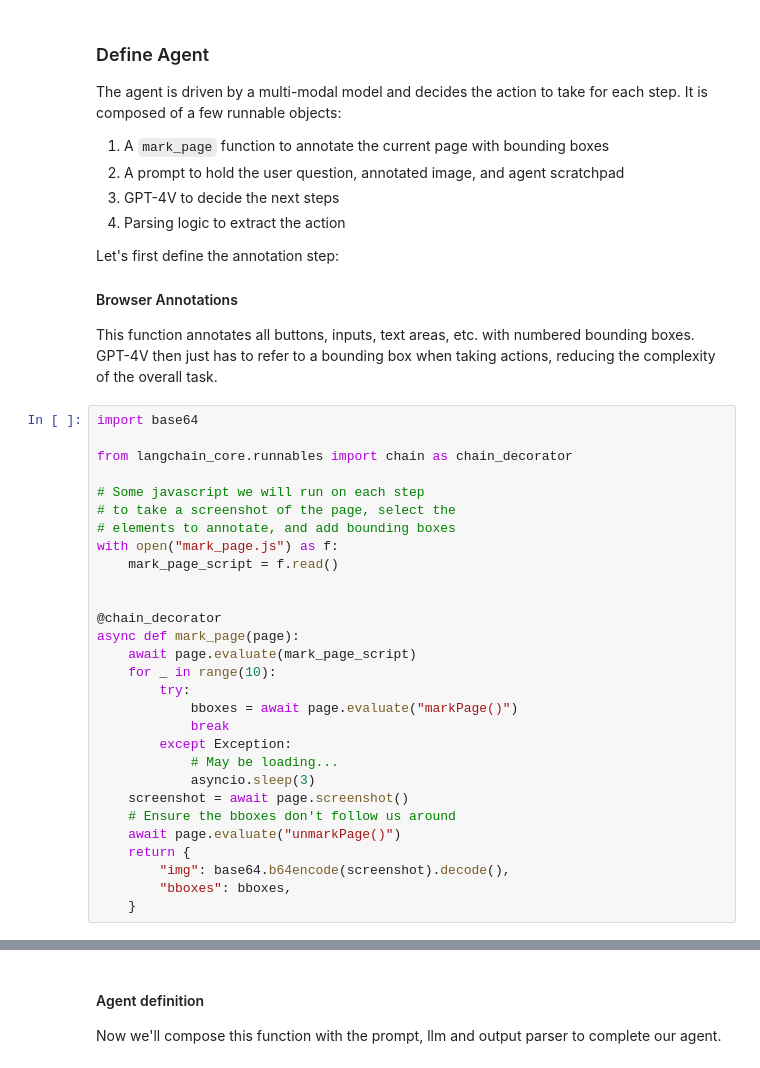
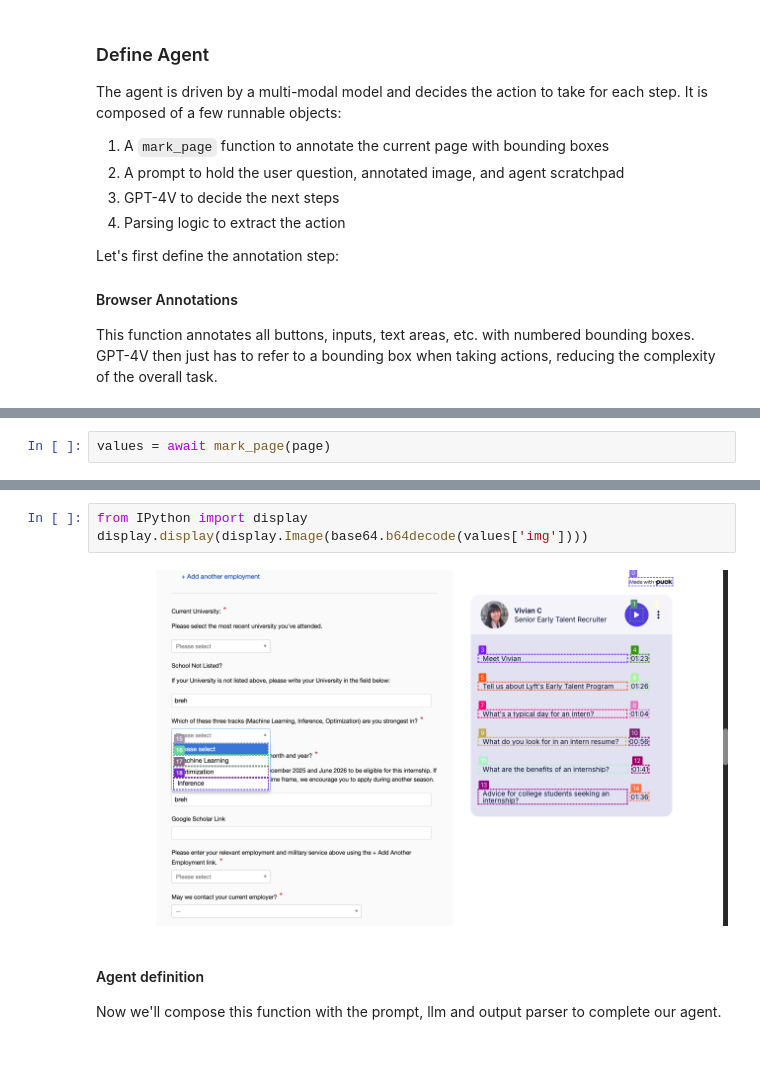
Before and after one commit to tawsifkamal/thunder-apply, a Jupyter notebook: web_voyager_copy.ipynb, the cells around one changed output, grey strips where cells are left out. Drawn from its saved outputs; the diff is of its cells as text.

```diff
--- a/web_voyager_copy.ipynb
+++ b/web_voyager_copy.ipynb
@@ -391,32 +184,3 @@ Let's first define the annotation step:
 
 This function annotates all buttons, inputs, text areas, etc. with numbered bounding boxes. GPT-4V then just has to refer to a bounding box
 when taking actions, reducing the complexity of the overall task.
-# %%
-import base64
-
-from langchain_core.runnables import chain as chain_decorator
-
-# Some javascript we will run on each step
-# to take a screenshot of the page, select the
-# elements to annotate, and add bounding boxes
-with open("mark_page.js") as f:
-    mark_page_script = f.read()
-
-
-@chain_decorator
-async def mark_page(page):
-    await page.evaluate(mark_page_script)
-    for _ in range(10):
-        try:
-            bboxes = await page.evaluate("markPage()")
-            break
-        except Exception:
-            # May be loading...
-            asyncio.sleep(3)
-    screenshot = await page.screenshot()
-    # Ensure the bboxes don't follow us around
-    await page.evaluate("unmarkPage()")
-    return {
-        "img": base64.b64encode(screenshot).decode(),
-        "bboxes": bboxes,
-    }
@@ -422,0 +259,2 @@ async def mark_page(page):
+# %%
+values = await mark_page(page)
@@ -423,3 +283,8 @@ async def mark_page(page):
+# %%
+from IPython import display
+display.display(display.Image(base64.b64decode(values['img'])))
+# %% [output]
+[figure, added]
 # %% [markdown]
 #### Agent definition
 
```
Also changed, not shown: parts of 24 cells of this notebook, 5 other files.
